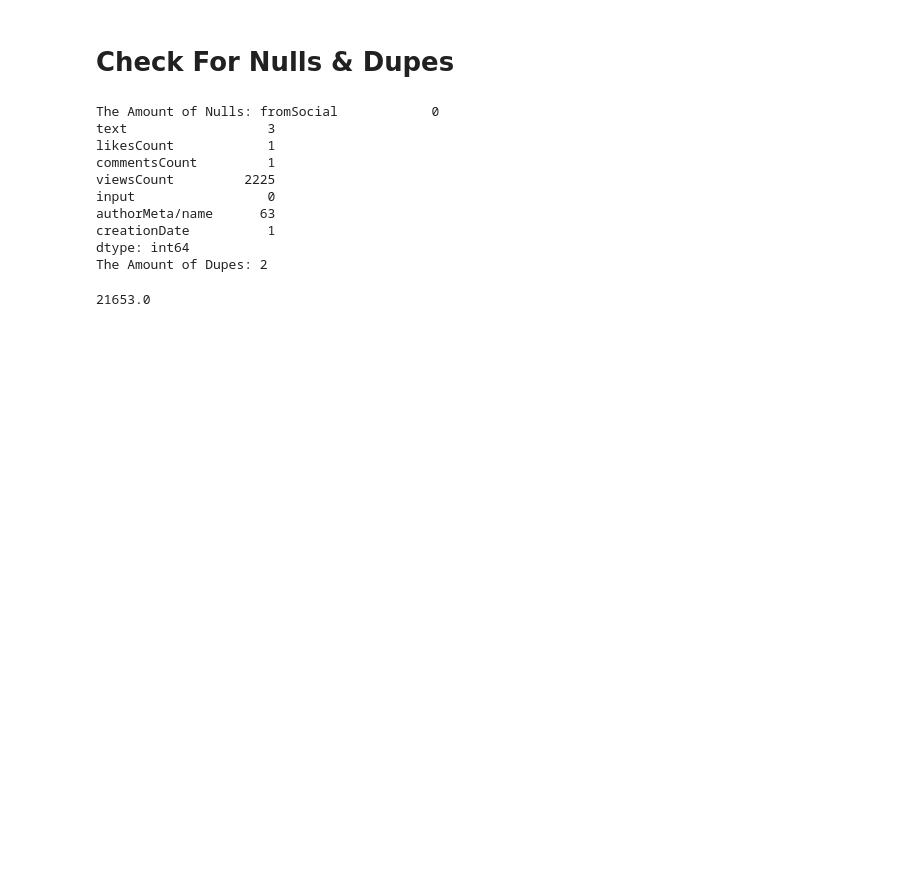
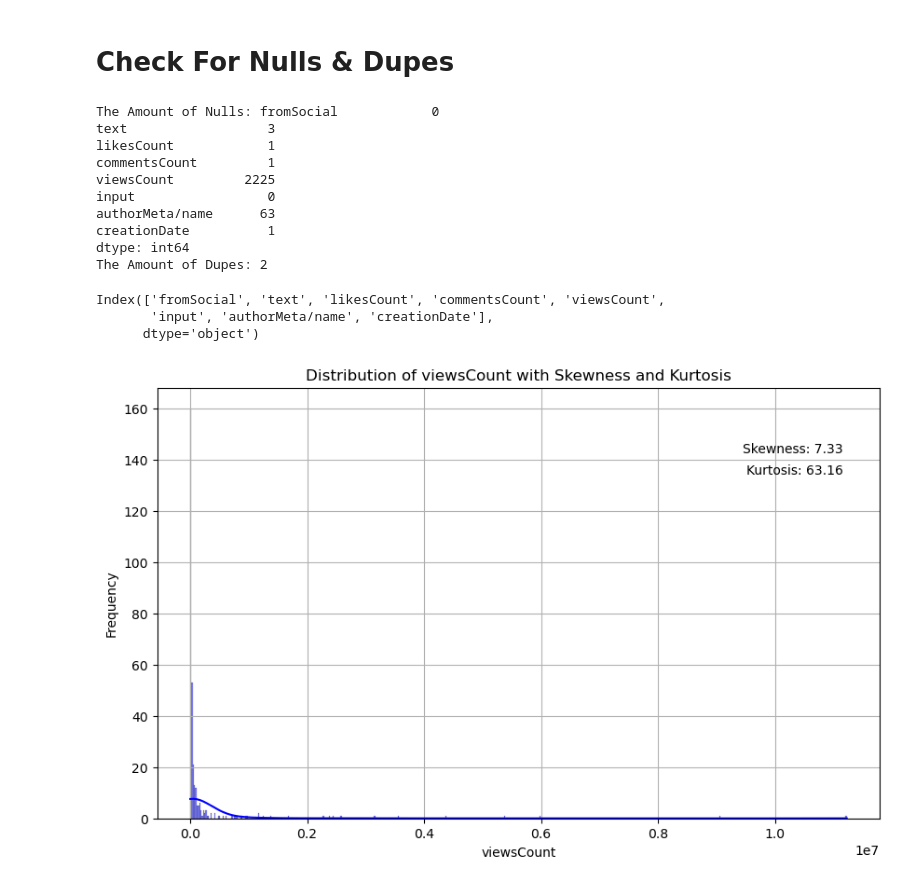
Before and after one commit to MaukanMir/Global-Conflict-Analysis, a Jupyter notebook: training.ipynb, the cells around one changed output. Saved outputs shown, nothing was run; the diff lists cells and outputs as text; code cells hidden in the pictures; blank space fills up the shorter version.

```diff
--- a/training.ipynb
+++ b/training.ipynb
@@ -126,8 +126,13 @@ authorMeta/name      63
 creationDate          1
 dtype: int64
 The Amount of Dupes: 2
-# %%
-df["viewsCount"].mean()
-df["viewsCount"].median()
-# %% [output]
-21653.0
+# %%
+df.columns
+# %% [output]
+Index(['fromSocial', 'text', 'likesCount', 'commentsCount', 'viewsCount',
+       'input', 'authorMeta/name', 'creationDate'],
+      dtype='object')
+# %%
+dist_plot(df[['viewsCount','commentsCount','likesCount']])
+# %% [output]
+[figure, added]
```
